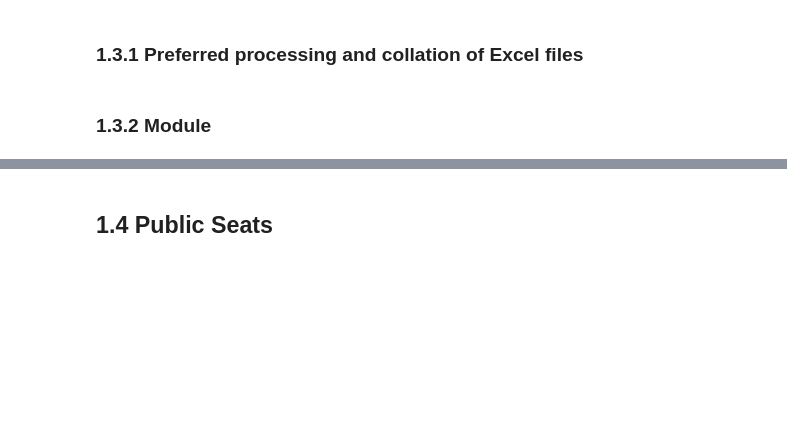
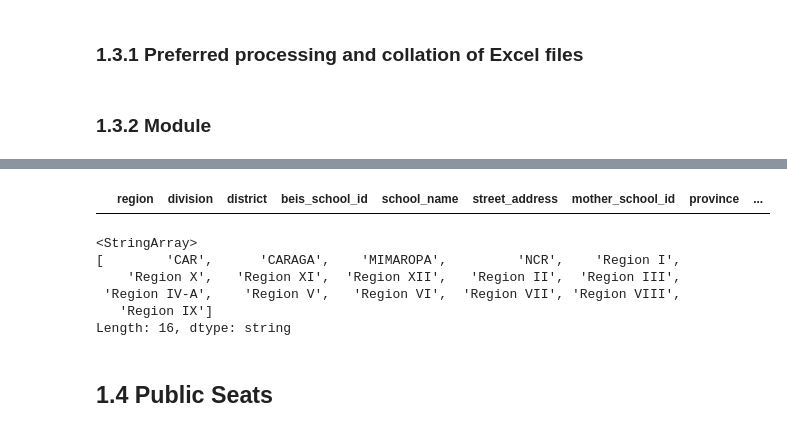
Before and after one commit to cair-philippines/project_paaral, a Jupyter notebook: notebooks/0.1-process-enrollment.ipynb, the cells around one changed output, grey strips where cells are left out. Cells and saved outputs as stored; diff of their text form; code cells hidden in the pictures; blank space fills up the shorter version.

```diff
--- a/notebooks/0.1-process-enrollment.ipynb
+++ b/notebooks/0.1-process-enrollment.ipynb
@@ -293,13 +320,13 @@ from modules import private_coordinates_processor as psr
 # %%
 %%time
 # Fast processing with minimal logging
-processor = psr.PrivateSchoolsProcessor(verbose=False)
+processor_private_coordinates = pcp.PrivateSchoolsProcessor(verbose=False)
 
 # Process data efficiently
-processed_data = processor.process()
+processed_data = processor_private_coordinates.process()
 
-# Get summary
-summary = processor.get_summary()
+# # Get summary
+summary = processor_private_coordinates.get_summary()
 # print(f"Processed {summary['total_files_processed']} files")
 # print(f"Success rate: {summary['success_rate']:.1f}%")
 # print(f"Final dataset: {summary['final_dataset_rows']} rows × {summary['final_dataset_columns']} columns")
@@ -344,0 +384,36 @@ Name: count, dtype: int64
+# %%
+tmp_df = processed_data[processed_data['region'].notna()].copy()
+
+mask = tmp_df['region'] == 'hud'
+tmp_df.loc[mask, 'region'] = 'NCR'
+
+mask = tmp_df['region'] == 'Corrected'
+tmp_df = tmp_df.loc[~mask]
+
+tmp_df['region'] = tmp_df['region'].replace(
+    {
+        'REGION 10 - Misamis Occidental':'Region X',
+        'REGION 10 - Ozamis City':'Region X',
+        ' ':'Region IV-A',
+        'REGION 4A':'Region IV-A',
+        'REGION 4A ':'Region IV-A',
+        'REGION 4A - BACOOR CITY':'Region IV-A',
+        'IV-A':'Region IV-A',
+        'REGION 4A - BINAN CITY':'Region IV-A',
+        'Region IV-A ':'Region IV-A',
+        8.23803:'Region IX'
+    }
+)
+
+display(tmp_df[tmp_df['region'] == 8.23803])
+# %% [output]
+|  | region | division | district | beis_school_id | school_name | street_address | mother_school_id | province | ... |
+# %%
+processed_private_coordinates['region'].unique()
+# %% [output]
+<StringArray>
+[        'CAR',      'CARAGA',    'MIMAROPA',         'NCR',    'Region I',
+    'Region X',   'Region XI',  'Region XII',   'Region II',  'Region III',
+ 'Region IV-A',    'Region V',   'Region VI',  'Region VII', 'Region VIII',
+   'Region IX']
+Length: 16, dtype: string
```
Also changed, not shown: parts of 16 cells of this notebook, 1 other file.
